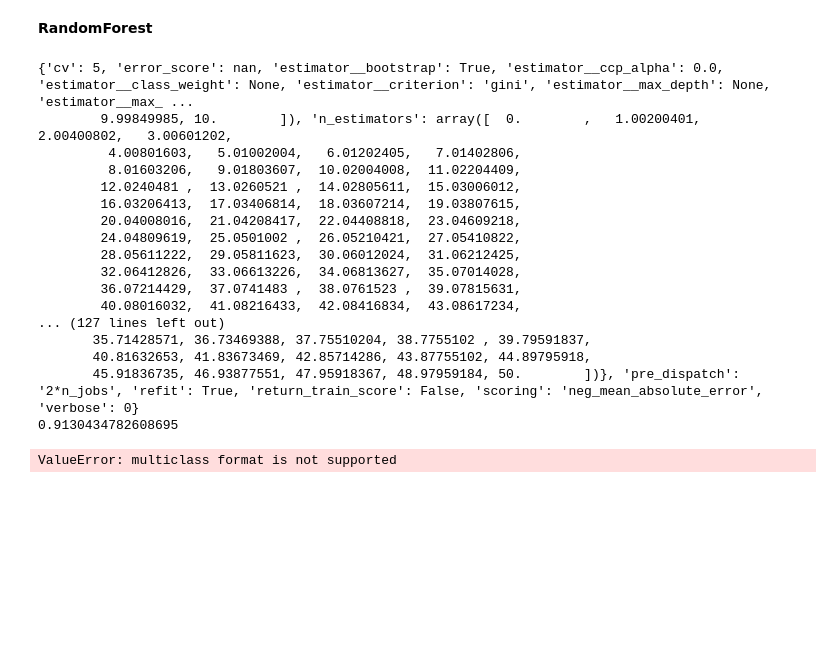
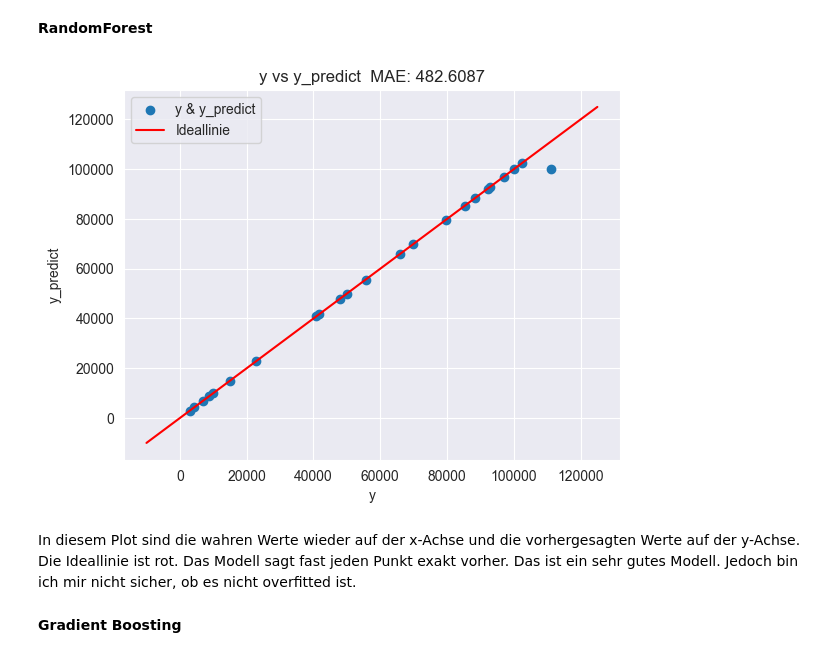
Before and after one commit to staldenhoefler/gml_mc1, a Jupyter notebook: gml_minichallenge_1/gml_minichallenge_1-checkpoint.ipynb, the cells around one changed output. Cells and saved outputs as stored; diff of their text form; code cells hidden in the pictures; blank space fills up the shorter version.

```diff
--- a/gml_minichallenge_1/gml_minichallenge_1-checkpoint.ipynb
+++ b/gml_minichallenge_1/gml_minichallenge_1-checkpoint.ipynb
@@ -1027,7 +1083,6 @@ SGDRegressor()
 # %%
 from sklearn.ensemble import RandomForestClassifier
 from sklearn.model_selection import GridSearchCV
-from sklearn.metrics import roc_curve, auc
 import matplotlib.pyplot as plt
 
 randomForest = RandomForestClassifier()
@@ -1038,37 +1093,21 @@ parameters = {'random_state': np.linspace(-5, 10, 10000),
               'min_samples_leaf': np.linspace(0, 50, 50)
               }
 clf = GridSearchCV(randomForest, parameters, cv=5, scoring='neg_mean_absolute_error')
-print(clf.get_params())
 randomForest.fit(Xtrain, ytrain)
-print(randomForest.score(Xtest, ytest))
-
-
-fpr, tpr, thresholds = roc_curve(ytest, randomForest.predict(Xtest))
-
-plt.figure(figsize=(8, 6))
-plt.plot(fpr, tpr, color='darkorange', lw=2, label='ROC curve (area = {:.2f})'.format(auc(fpr, tpr)))
-plt.plot([0, 1], [0, 1], color='navy', lw=2, linestyle='--')
-plt.xlabel('False Positive Rate')
-plt.ylabel('True Positive Rate')
-plt.title('Receiver Operating Characteristic (ROC) Curve')
-plt.legend(loc="lower right")
-plt.show()
+mae = MAE(ytest, randomForest.predict(Xtest))
-# %% [output]
-{'cv': 5, 'error_score': nan, 'estimator__bootstrap': True, 'estimator__ccp_alpha': 0.0, 'estimator__class_weight': None, 'estimator__criterion': 'gini', 'estimator__max_depth': None, 'estimator__max_ ...
-        9.99849985, 10.        ]), 'n_estimators': array([  0.        ,   1.00200401,   2.00400802,   3.00601202,
-         4.00801603,   5.01002004,   6.01202405,   7.01402806,
-         8.01603206,   9.01803607,  10.02004008,  11.02204409,
-        12.0240481 ,  13.0260521 ,  14.02805611,  15.03006012,
-        16.03206413,  17.03406814,  18.03607214,  19.03807615,
-        20.04008016,  21.04208417,  22.04408818,  23.04609218,
-        24.04809619,  25.0501002 ,  26.05210421,  27.05410822,
-        28.05611222,  29.05811623,  30.06012024,  31.06212425,
-        32.06412826,  33.06613226,  34.06813627,  35.07014028,
-        36.07214429,  37.0741483 ,  38.0761523 ,  39.07815631,
-        40.08016032,  41.08216433,  42.08416834,  43.08617234,
-... (127 lines left out)
-       35.71428571, 36.73469388, 37.75510204, 38.7755102 , 39.79591837,
-       40.81632653, 41.83673469, 42.85714286, 43.87755102, 44.89795918,
-       45.91836735, 46.93877551, 47.95918367, 48.97959184, 50.        ])}, 'pre_dispatch': '2*n_jobs', 'refit': True, 'return_train_score': False, 'scoring': 'neg_mean_absolute_error', 'verbose': 0}
-0.9130434782608695
-ValueError: multiclass format is not supported
+# %%
+y_predict = randomForest.predict(Xtest)
+einerline = np.linspace(-10000, 125000, len(ytest))
+plt.scatter(ytest, y_predict)
+plt.plot(einerline, einerline, color='red')
+plt.xlabel("y")
+plt.ylabel("y_predict")
+plt.title(f"y vs y_predict  MAE: {round(mae, 4)}")
+plt.legend(['y & y_predict', 'Ideallinie'])
+plt.show()
+# %% [output]
+[figure, added]
+# %% [markdown]
+In diesem Plot sind die wahren Werte wieder auf der x-Achse und die vorhergesagten Werte auf der y-Achse. Die Ideallinie ist rot. Das Modell sagt fast jeden Punkt exakt vorher. Das ist ein sehr gutes Modell. Jedoch bin ich mir nicht sicher, ob es nicht overfitted ist.
+# %% [markdown]
+**Gradient Boosting**
```
Also changed, not shown: parts of 45 cells of this notebook.
